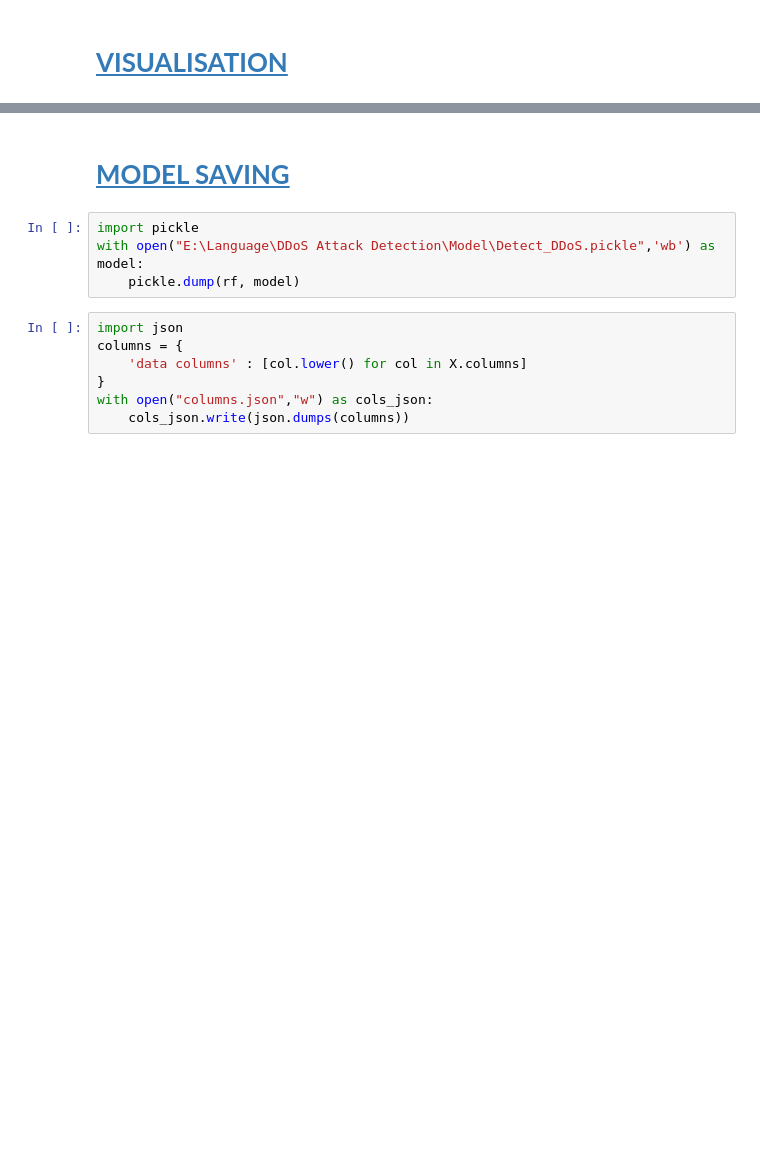
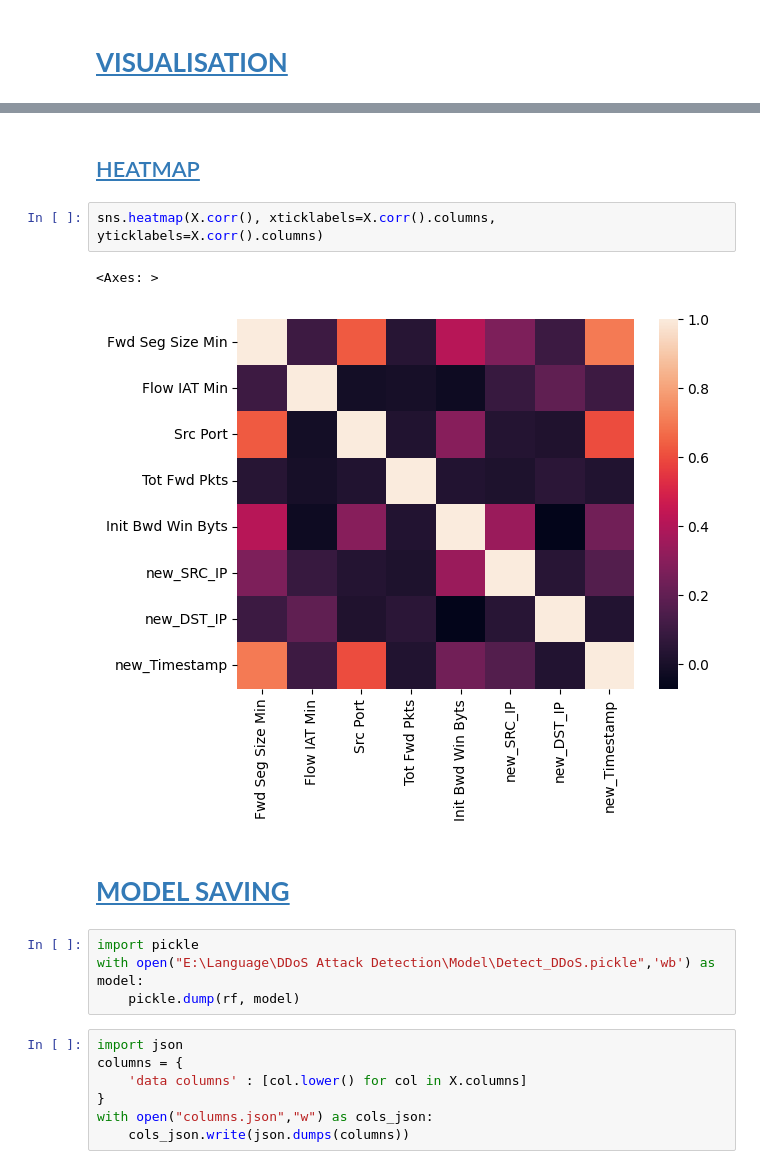
Before and after one commit to k1voh/DDoS-Attack-Detection-Using-Machine-Learning, a Jupyter notebook: Model/model.ipynb, the cells around one changed output, grey strips where cells are left out. Cells and saved outputs as stored; diff of their text form; blank space fills up the shorter version.

```diff
--- a/Model/model.ipynb
+++ b/Model/model.ipynb
@@ -282,3 +329,10 @@ Random Forest Accuracy: 86.50%
+# %% [markdown]
+## <a id='toc6_2_'></a>[HEATMAP](#toc0_)
+# %%
+sns.heatmap(X.corr(), xticklabels=X.corr().columns, yticklabels=X.corr().columns)
+# %% [output]
+<Axes: >
+[figure, added]
 # %% [markdown]
 # <a id='toc7_'></a>[**MODEL SAVING**](#toc0_)
 # %%
```
Also changed, not shown: parts of 11 cells of this notebook, 2 other files.
